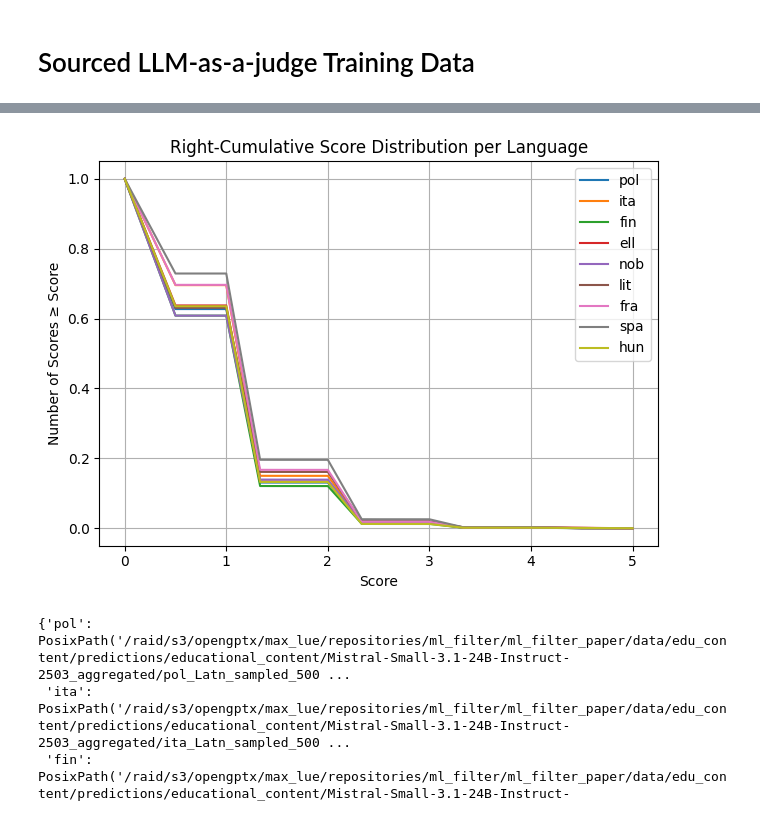
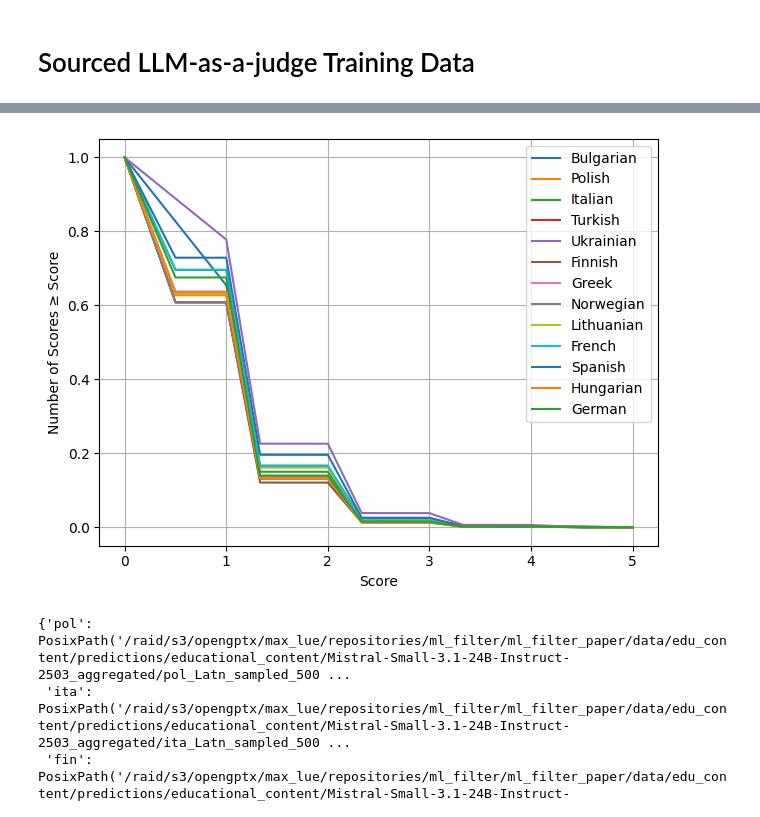
Before and after one commit to Modalities/ml_filter, a Jupyter notebook: notebooks/edu_content_human_as_a_judge.ipynb, the cells around one changed output, grey strips where cells are left out. Drawn from its saved outputs; the diff is of its cells as text; code cells hidden in the pictures.

Commit message:
feat: more work on plots

```diff
--- a/notebooks/edu_content_human_as_a_judge.ipynb
+++ b/notebooks/edu_content_human_as_a_judge.ipynb
@@ -30,9 +34,11 @@ ablated_models = ["gemma-3-27b-it", "Llama-3.3-70B-Instruct", "Mistral-Small-3.1
 # %%
 gt_annotations_path = Path("/raid/s3/opengptx/max_lue/repositories/ml_filter/ml_filter_paper/data/edu_content/predictions/511_test_documents_educational_content_human_as_a_judge/human_raw_scores/annotations__educational_content__en__gt.jsonl")
 en_documents_path = Path("/raid/s3/opengptx/max_lue/repositories/ml_filter/ml_filter_paper/data/edu_content/predictions/511_test_documents_educational_content_human_as_a_judge/human_aggregated_scores/511_test_documents_educational_content_en.jsonl")
-llm_as_a_judge_metrics_path = Path("/raid/s3/opengptx/max_lue/repositories/ml_filter/ml_filter_paper/data/edu_content/output/llm_as_a_judge_metrics")
+llm_as_a_judge_metrics_path = Path("/raid/s3/opengptx/max_lue/repositories/ml_filter/ml_filter_paper/data/edu_content/output/llm_as_a_judge_metrics_continuous_spearman")
 annotated_500k_samples_path = Path("/raid/s3/opengptx/max_lue/repositories/ml_filter/ml_filter_paper/data/edu_content/predictions/educational_content")
-plot_path = Path("/raid/s3/opengptx/max_lue/repositories/ml_filter/ml_filter_paper/output/plots")
+
+# must be set!
+# plot_path = Path("/raid/s3/opengptx/max_lue/repositories/ml_filter/ml_filter_paper/output/plots")
 
 if not plot_path.exists():
     plot_path.mkdir(parents=True)
@@ -280,7 +286,7 @@ results_complete
     'Cohen': 0.14048922020654697,
     'Sp
 # %%
-metric_name = "Macro-F1" # "Macro-F1" # "Spearman" # "Macro-F1" # "Spearman" # "NDCG@all"
+metric_name = "Spearman" # "Macro-F1" # "Spearman" # "Macro-F1" # "Spearman" # "NDCG@all"
 
 metric_results = {lang: {model: subsubresult["metrics"][metric_name] for model, subsubresult in subresult.items()} for lang,subresult in results_complete.items()}
 metric_results
@@ -309,7 +315,7 @@ num_languages = len(metric_df.columns)
 
 avg_37 = metric_df.mean(axis=1)
 metric_df = metric_df[list(language_codes.keys())]
-metric_df["avg-10"] = metric_df.mean(axis=1)
+metric_df["avg-13"] = metric_df.mean(axis=1)
 metric_df["avg-37"] = avg_37
 # %%
 
@@ -443,16 +449,21 @@ plt.show()
 # Sourced LLM-as-a-judge Training Data
 # %%
 language_codes_500k_docs = {
+    "bul": "Bulgarian",
+    "pol": "Polish",
+    "ukr": "Ukrainian",
+    "deu": "German",
+    "nob": "Norwegian",  # Bokmal
     "spa": "Spanish",
     "fra": "French",
     "ita": "Italian",
-    "pol": "Polish",
+    "fin": "Finnish",
+    "hun": "Hungarian",
+    "lit": "Lithuanian",
     "ell": "Greek", # Modern Greek
-    "nob": "Norwegian", # Norwegian Bokmål (dominant variety)
-    "hun": "Hungarian",
-    "fin": "Finnish",
-    "lit": "Lithuanian",
+    "tur": "Turkish",
 }
+
 model = ablated_models[2]
 model_annotations_paths = list((annotated_500k_samples_path / f"{model}_aggregated").glob("**/*.jsonl"))
 # filter only the languages that we want to check
@@ -500,31 +515,31 @@ plt.show()
 # %%
 for lang, scores in lang_to_scores.items():
     num_scores = len(scores)
     counts = Counter(scores)
     all_scores = sorted(set(scores))
 
     # Ensure all relevant score levels are included
     all_scores_sorted = sorted(all_scores)
 
     # Compute cumulative counts from the right
     y_cumulative = []
     for i, score in enumerate(all_scores_sorted):
         count = sum(counts[s]/num_scores for s in all_scores_sorted[i:])
         y_cumulative.append(count)
 
-    plt.plot(all_scores_sorted, y_cumulative, label=lang)
+    plt.plot(all_scores_sorted, y_cumulative, label=language_codes_500k_docs[lang])
 
 plt.xlabel("Score")
 plt.ylabel("Number of Scores ≥ Score")
-plt.title("Right-Cumulative Score Distribution per Language")
+# plt.title("Right-Cumulative Score Distribution per Language")
 plt.legend()
 plt.grid(True)
 plt.tight_layout()
 plt.savefig(plot_path / f"llm_annotator_cummulative_score_dist_{model}.pdf", format="pdf", bbox_inches="tight", pad_inches=0)
 
 plt.show()
 # %% [output]
-[figure, old version]
+[figure, new version]
 # %%
 language_codes_500k_docs = {
     "spa": "Spanish",
```
Also changed, not shown: parts of 18 cells of this notebook.
